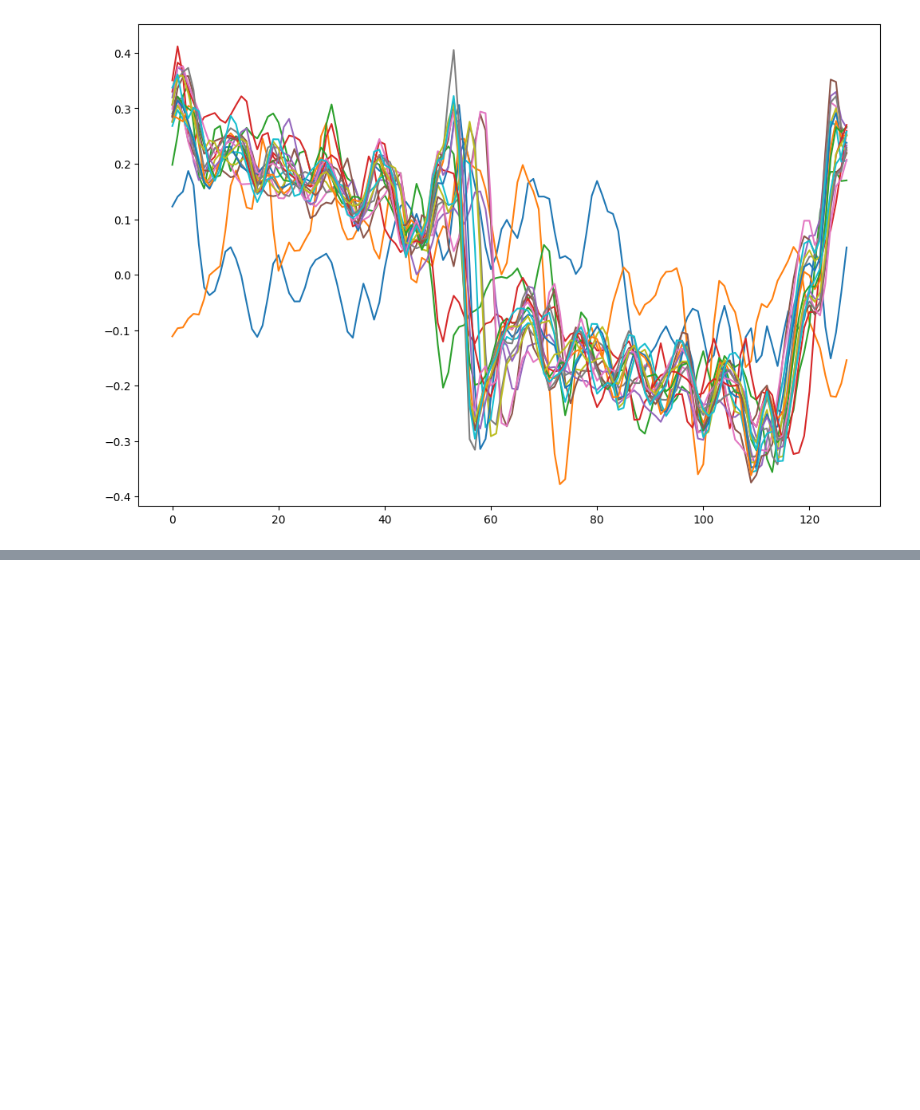
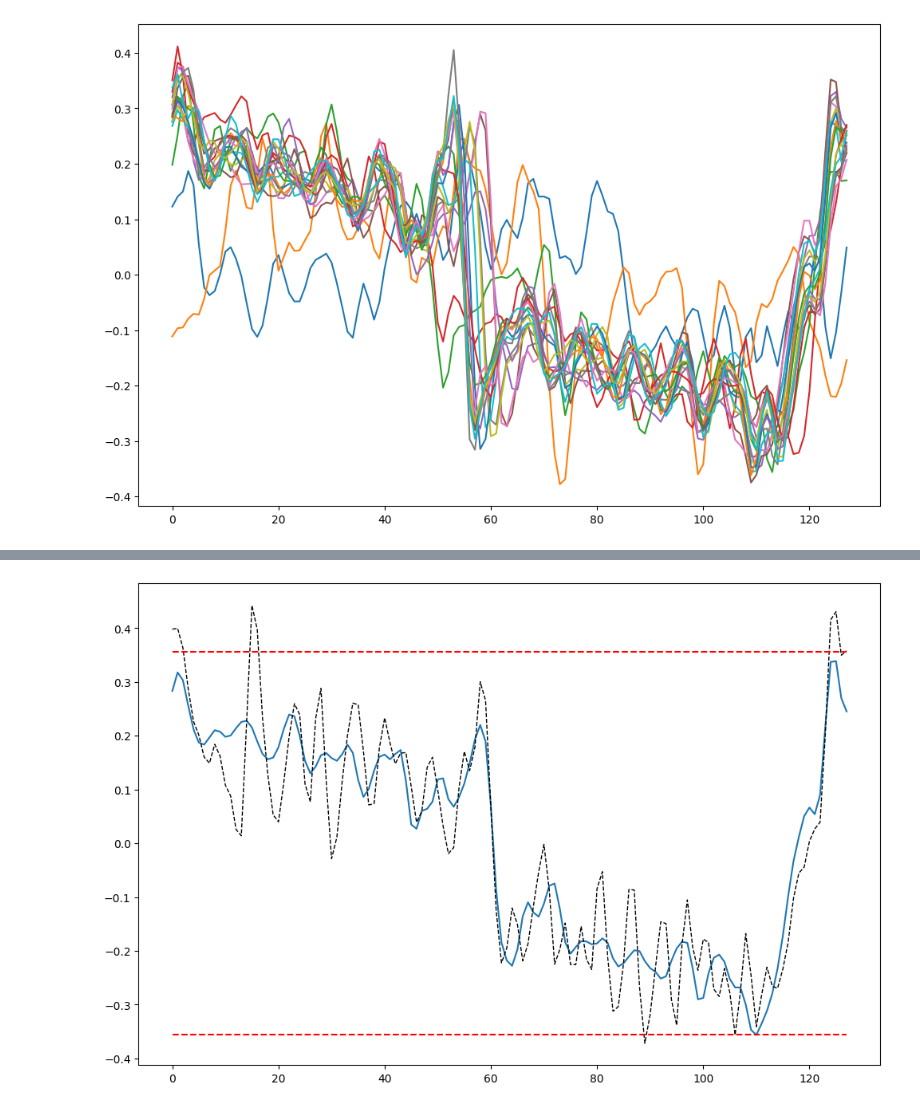
Before and after one commit to ManeLippert/Bachelorthesis-Shearingrate-Convergence, a Jupyter notebook: evaluation/evaluation.ipynb, the cells around one changed output, grey strips where cells are left out. Drawn from its saved outputs; the diff is of its cells as text; code cells hidden in the pictures; blank space fills up the shorter version.

Commit message:
#17: First pictures

```diff
--- a/evaluation/evaluation.ipynb
+++ b/evaluation/evaluation.ipynb
@@ -67,4 +70,22 @@ plt.plot(wexb_middle, 'black', linestyle='--', linewidth=1)
 [figure]
+# %%
+# Plot from 4000:6000 timesteps with mean over that interval
+# Plot of a signal in the middle of the time interval (5000)
+start, end = 4000, 6000
+middle = int((end - start)/2)
+
+ddphi= derivative.finite_second_order(zonal_pot[:,start:end], dx, 'period')
+wexb = 0.5 * np.mean(ddphi,1)
+wexb_middle = 0.5*ddphi[:,middle]
+
+plt.plot(wexb)
+plt.plot(wexb_middle, 'black', linestyle='--', linewidth=1)
+plt.plot(np.arange(0,128),np.repeat(max(abs(wexb)),128), 'r', linestyle='--')
+plt.plot(np.arange(0,128),-np.repeat(max(abs(wexb)),128), 'r', linestyle='--')
+
+plt.savefig('../pictures/S6_rtl6.0/wexb_'+str(start)+'_'+str(end)+'.pdf', bbox_inches='tight')
+# %% [output]
+[figure, added]
 # %%
 # Plot from 4000:6000 timesteps with mean over that interval
 # Plot of a signal in the middle of the time interval (5000)
```
Also changed, not shown: parts of 4 cells of this notebook, 5 other files.
